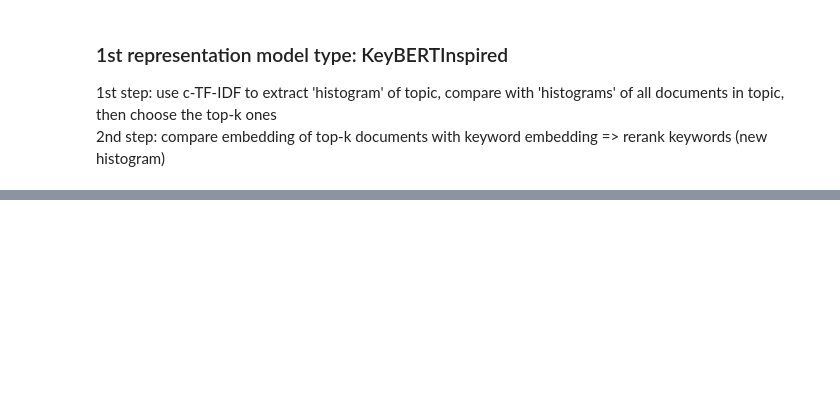
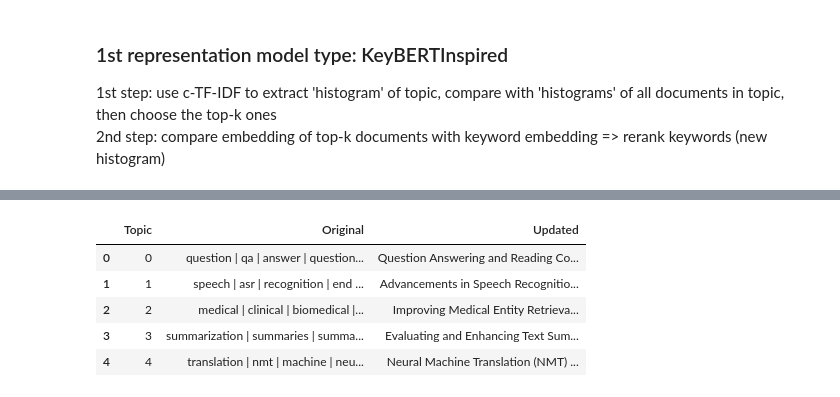
Before and after one commit to PHM1605/hands-on-large-language-models-alammar, a Jupyter notebook: chapter5/arxiv.ipynb, the cells around one changed output, grey strips where cells are left out. Saved outputs shown, nothing was run; the diff lists cells and outputs as text; code cells hidden in the pictures; blank space fills up the shorter version.

```diff
--- a/chapter5/arxiv.ipynb
+++ b/chapter5/arxiv.ipynb
@@ -276,0 +289,33 @@ topic_differences(topic_model, original_topics)
+# %%
+# Similar, but with GPT3.5
+import openai, os
+from bertopic.representation import OpenAI
+from dotenv import load_dotenv
+
+load_dotenv()
+OPENAI_KEY = os.getenv("OPENAI_KEY")
+
+prompt = """
+I have a topic that contains the following documents:
+[DOCUMENTS]
+
+The topic is described by the following keywords: [KEYWORDS]
+
+Based on the information above, extract a short topic label in the following format:
+topic: <short topic label>
+"""
+
+# Update topic representations using GPT3.5
+client = openai.OpenAI(api_key=OPENAI_KEY)
+representation_model = OpenAI(
+    client, model="gpt-3.5-turbo", exponential_backoff=True, chat=True, prompt=prompt
+)
+topic_model.update_topics(abstracts, representation_model=representation_model)
+topic_differences(topic_model, original_topics)
+# %% [output]
+|  | Topic | Original | Updated |
+| 0 | 0 | question | qa | answer | question... | Question Answering and Reading Co... |
+| 1 | 1 | speech | asr | recognition | end ... | Advancements in Speech Recognitio... |
+| 2 | 2 | medical | clinical | biomedical |... | Improving Medical Entity Retrieva... |
+| 3 | 3 | summarization | summaries | summa... | Evaluating and Enhancing Text Sum... |
+| 4 | 4 | translation | nmt | machine | neu... | Neural Machine Translation (NMT) ... |
```
Also changed, not shown: parts of 19 cells of this notebook, 4 other files.
